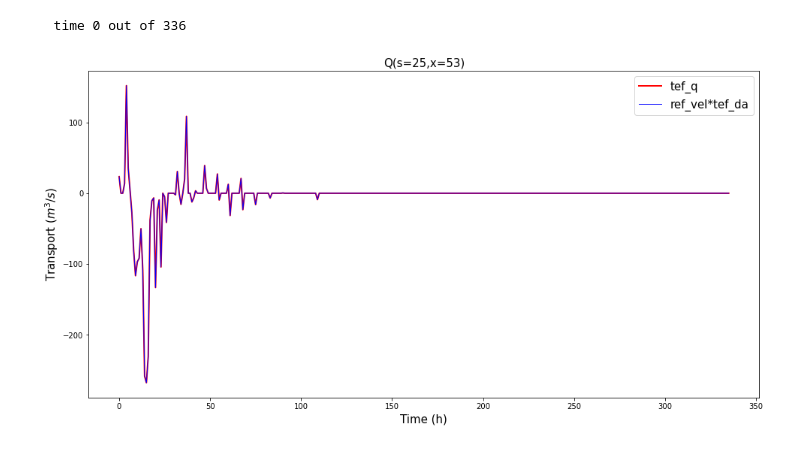
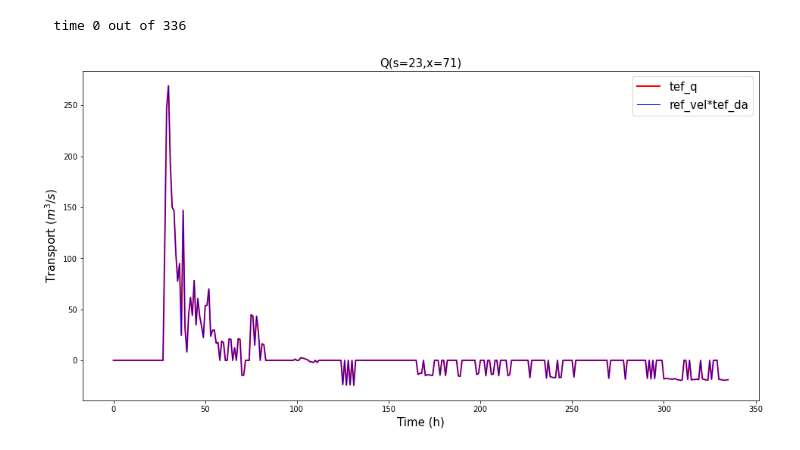
Before and after one commit to weiyangbao/Jupyter-Iceplume, a Jupyter notebook: TEF/tef_fun.ipynb, the cells around one changed output. Drawn from its saved outputs; the diff is of its cells as text; code cells hidden in the pictures.

```diff
--- a/TEF/tef_fun.ipynb
+++ b/TEF/tef_fun.ipynb
@@ -58,10 +44,10 @@ da[:,:,22],
 # %%
-xi = 53
+xi = 71
 
-tef_q, tef_vel, tef_da, tef_qs, tef_qs2, sbins = tef.process_section(U,S,DA,ot,xi,25,testing=True)
+tef_q, tef_vel, tef_da, tef_qs, tef_qs2, sbins = tef.process_section(U,S,DA,ot,xi,23,testing=True)
 # %% [output]
   time 0 out of 336
-[figure, old version]
+[figure, new version]
 # %%
 qin, qout, sin, sout = tef.bulk_calc(tef_q, tef_vel, tef_da, tef_qs, tef_qs2, sbins, ot)
 # %%
```
Also changed, not shown: parts of 8 cells of this notebook, 4 other files.
